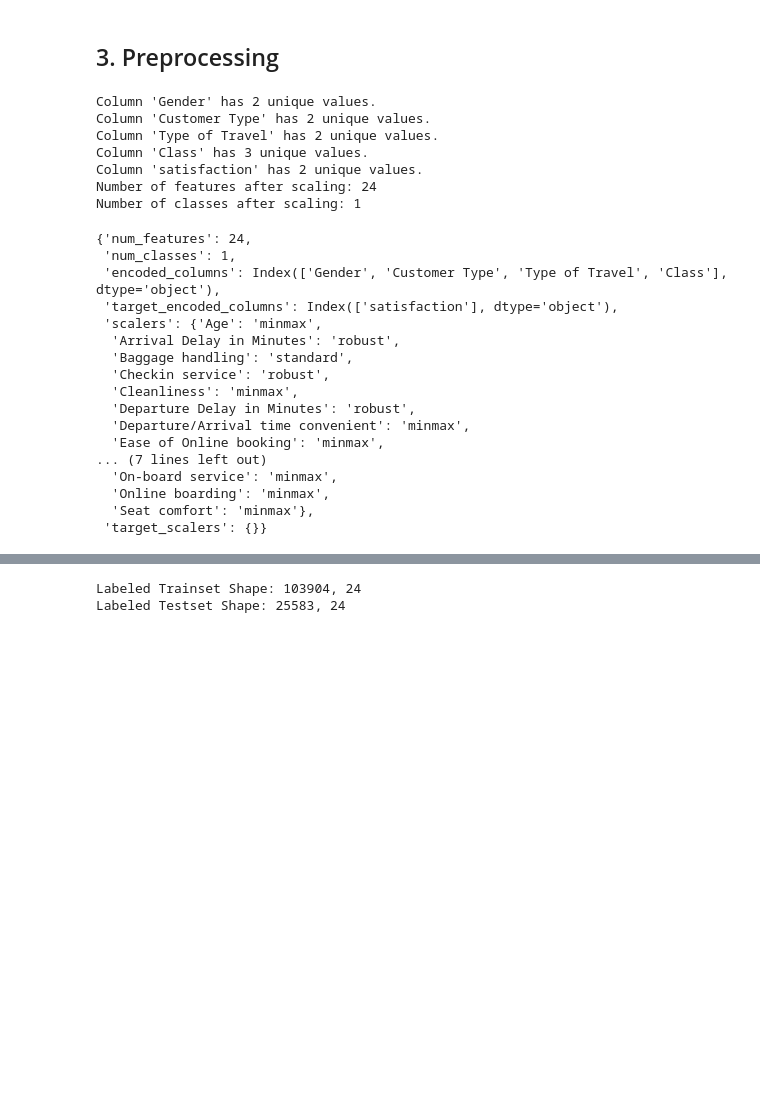
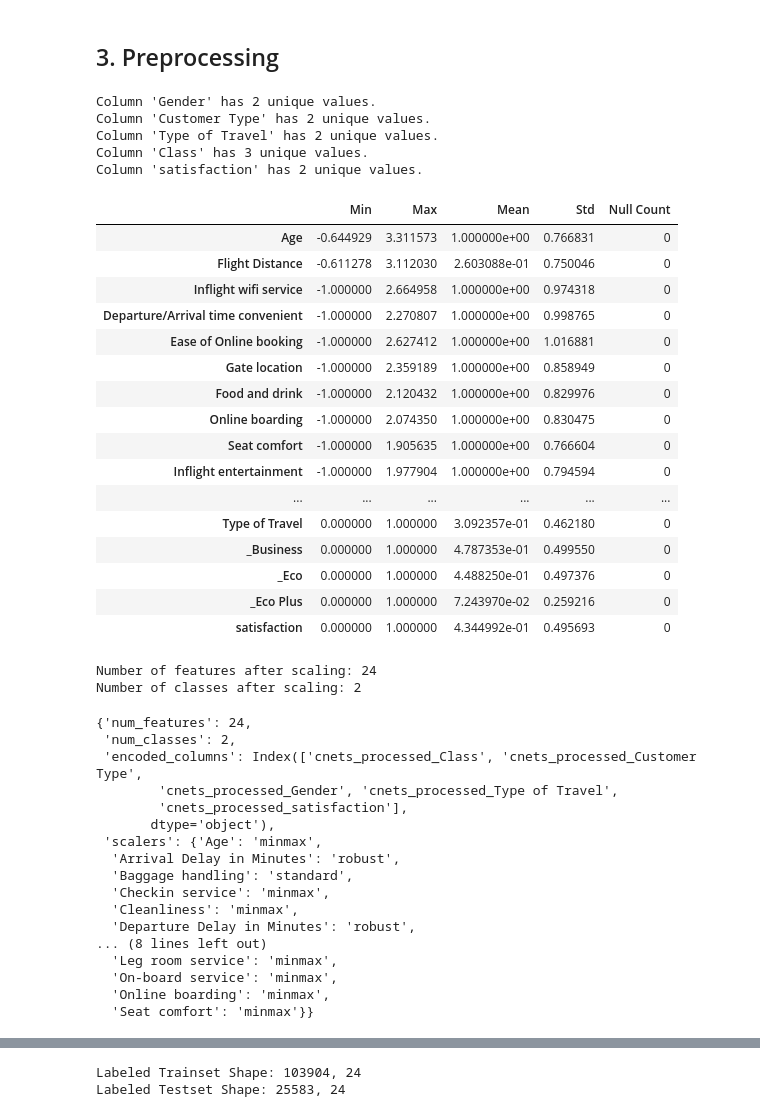
Before and after one commit to ccnets-team/causal-learning, a Jupyter notebook: examples/how_causality_ensures_perfect_airline_customer_satisfaction.ipynb, the cells around one changed output, grey strips where cells are left out. Drawn from its saved outputs; the diff is of its cells as text; code cells hidden in the pictures; blank space fills up the shorter version.

```diff
--- a/examples/how_causality_ensures_perfect_airline_customer_satisfaction.ipynb
+++ b/examples/how_causality_ensures_perfect_airline_customer_satisfaction.ipynb
@@ -72,56 +72,73 @@ Name: count, dtype: int64
 # %% [markdown]
 ## 3. Preprocessing
 # %%
-from tools.preprocessing.data_frame import process_dataframe
+from  tools.preprocessing.data_frame import auto_preprocess_dataframe
 
 target_columns = ['satisfaction']
 drop_columns = ['Unnamed: 0','id']
 
 # Assuming df_train and df_test are your initial dataframes
 df_train_length = len(df_train)
 df_test_length = len(df_test)
 
 # Concatenate the dataframes
 df = pd.concat([df_train, df_test], axis=0)
 
 # Process the combined dataframe
-df, description_train = process_dataframe(df, target_columns, drop_columns=drop_columns)
+df, description_train = auto_preprocess_dataframe(df, target_columns, drop_columns=drop_columns)
 
 # Split the dataframe back into training and test sets
 df_train = df.iloc[:df_train_length]
 df_test = df.iloc[df_train_length:]
 
 num_features = description_train['num_features']
 num_classes = description_train['num_classes']
 
 print(f"Number of features after scaling: {num_features}")
 print(f"Number of classes after scaling: {num_classes}")
 description_train
 # %% [output]
 Column 'Gender' has 2 unique values.
 Column 'Customer Type' has 2 unique values.
 Column 'Type of Travel' has 2 unique values.
 Column 'Class' has 3 unique values.
 Column 'satisfaction' has 2 unique values.
-Number of features after scaling: 24
-Number of classes after scaling: 1
+|  | Min | Max | Mean | Std | Null Count |
+| Age | -0.644929 | 3.311573 | 1.000000e+00 | 0.766831 | 0 |
+| Flight Distance | -0.611278 | 3.112030 | 2.603088e-01 | 0.750046 | 0 |
+| Inflight wifi service | -1.000000 | 2.664958 | 1.000000e+00 | 0.974318 | 0 |
+| Departure/Arrival time convenient | -1.000000 | 2.270807 | 1.000000e+00 | 0.998765 | 0 |
+| Ease of Online booking | -1.000000 | 2.627412 | 1.000000e+00 | 1.016881 | 0 |
+| Gate location | -1.000000 | 2.359189 | 1.000000e+00 | 0.858949 | 0 |
+| Food and drink | -1.000000 | 2.120432 | 1.000000e+00 | 0.829976 | 0 |
+| Online boarding | -1.000000 | 2.074350 | 1.000000e+00 | 0.830475 | 0 |
+| Seat comfort | -1.000000 | 1.905635 | 1.000000e+00 | 0.766604 | 0 |
+| Inflight entertainment | -1.000000 | 1.977904 | 1.000000e+00 | 0.794594 | 0 |
+| ... | ... | ... | ... | ... | ... |
+| Type of Travel | 0.000000 | 1.000000 | 3.092357e-01 | 0.462180 | 0 |
+| _Business | 0.000000 | 1.000000 | 4.787353e-01 | 0.499550 | 0 |
+| _Eco | 0.000000 | 1.000000 | 4.488250e-01 | 0.497376 | 0 |
+| _Eco Plus | 0.000000 | 1.000000 | 7.243970e-02 | 0.259216 | 0 |
+| satisfaction | 0.000000 | 1.000000 | 4.344992e-01 | 0.495693 | 0 |
-{'num_features': 24,
- 'num_classes': 1,
- 'encoded_columns': Index(['Gender', 'Customer Type', 'Type of Travel', 'Class'], dtype='object'),
- 'target_encoded_columns': Index(['satisfaction'], dtype='object'),
- 'scalers': {'Age': 'minmax',
-  'Arrival Delay in Minutes': 'robust',
-  'Baggage handling': 'standard',
-  'Checkin service': 'robust',
-  'Cleanliness': 'minmax',
-  'Departure Delay in Minutes': 'robust',
-  'Departure/Arrival time convenient': 'minmax',
-  'Ease of Online booking': 'minmax',
-... (7 lines left out)
-  'On-board service': 'minmax',
-  'Online boarding': 'minmax',
-  'Seat comfort': 'minmax'},
- 'target_scalers': {}}
+Number of features after scaling: 24
+Number of classes after scaling: 2
+{'num_features': 24,
+ 'num_classes': 2,
+ 'encoded_columns': Index(['cnets_processed_Class', 'cnets_processed_Customer Type',
+        'cnets_processed_Gender', 'cnets_processed_Type of Travel',
+        'cnets_processed_satisfaction'],
+       dtype='object'),
+ 'scalers': {'Age': 'minmax',
+  'Arrival Delay in Minutes': 'robust',
+  'Baggage handling': 'standard',
+  'Checkin service': 'minmax',
+  'Cleanliness': 'minmax',
+  'Departure Delay in Minutes': 'robust',
+... (8 lines left out)
+  'Leg room service': 'minmax',
+  'On-board service': 'minmax',
+  'Online boarding': 'minmax',
+  'Seat comfort': 'minmax'}}
 # %%
 df_train.info()
 # %% [output]
```
Also changed, not shown: parts of 3 cells of this notebook, 4 other files.
